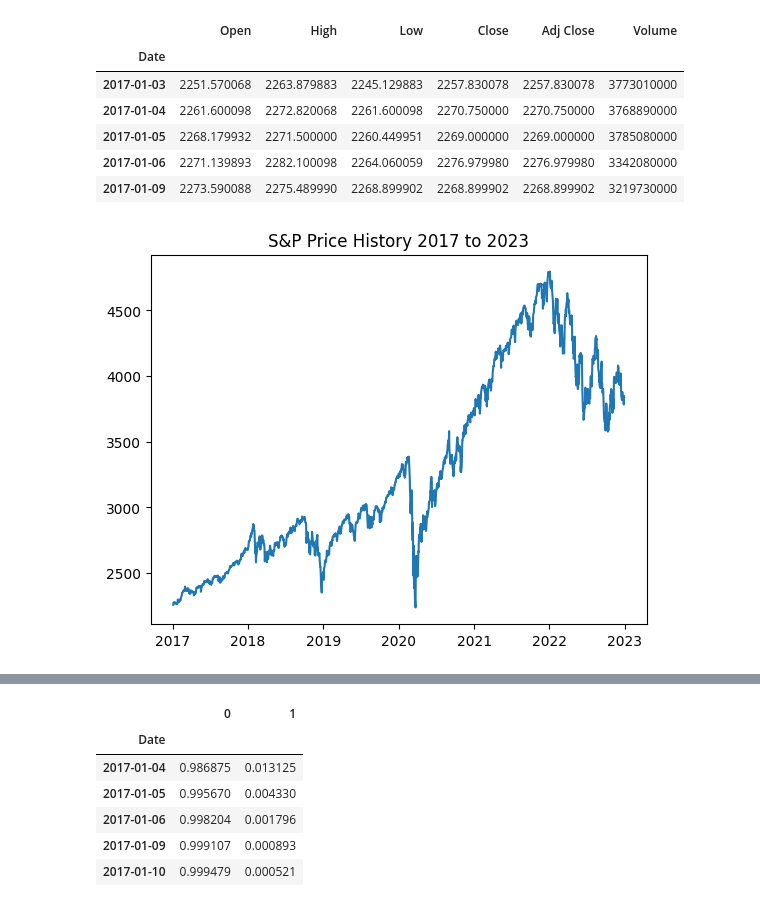
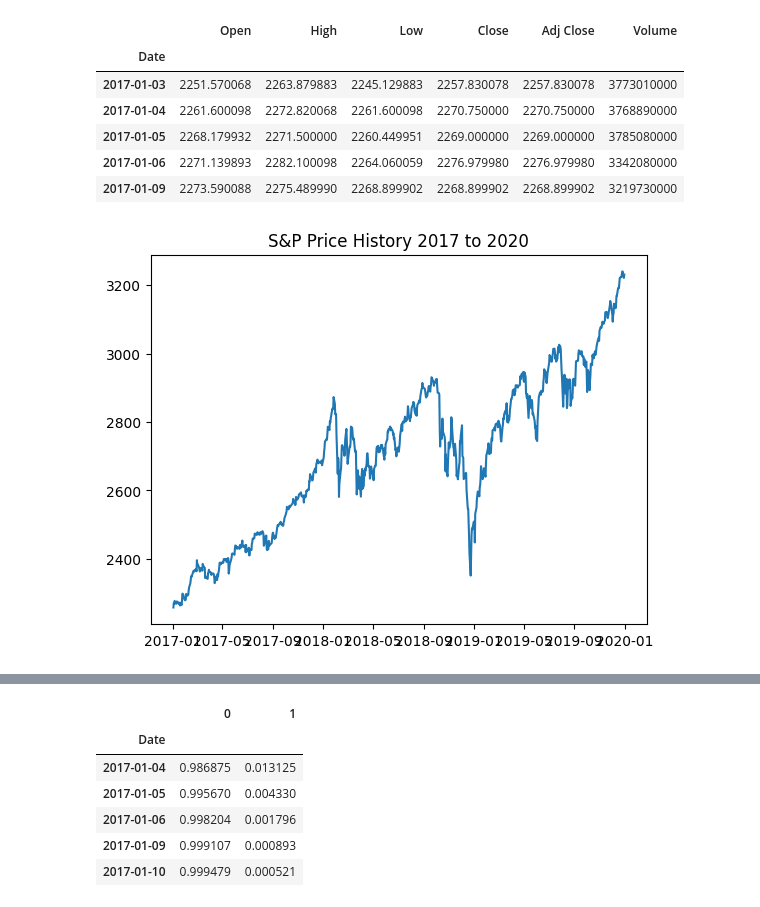
Before and after one commit to afatania09/capstone, a Jupyter notebook: Notebooks/Regime Detection/regimedetectionmodels.ipynb, the cells around one changed output, grey strips where cells are left out. Saved outputs shown, nothing was run; the diff lists cells and outputs as text; code cells hidden in the pictures.

```diff
--- a/Notebooks/Regime Detection/regimedetectionmodels.ipynb
+++ b/Notebooks/Regime Detection/regimedetectionmodels.ipynb
@@ -42,13 +42,13 @@ df.head()
 | 2017-01-06 | 2271.139893 | 2282.100098 | 2264.060059 | 2276.979980 | 2276.979980 | 3342080000 |
 | 2017-01-09 | 2273.590088 | 2275.489990 | 2268.899902 | 2268.899902 | 2268.899902 | 3219730000 |
 # %%
-plt.title(f'S&P Price History 2017 to 2023')
+plt.title(f'S&P Price History 2017 to 2020')
 plt.plot(
     list(i for i in df.index),
     list(i[4] for i in df.values))
 plt.grid(False)
 # %% [output]
-[figure, old version]
+[figure, new version]
 # %%
 df['r-1'] = df['Adj Close'].pct_change().dropna()
 
```
Also changed, not shown: parts of 6 cells of this notebook, 4 other files.
